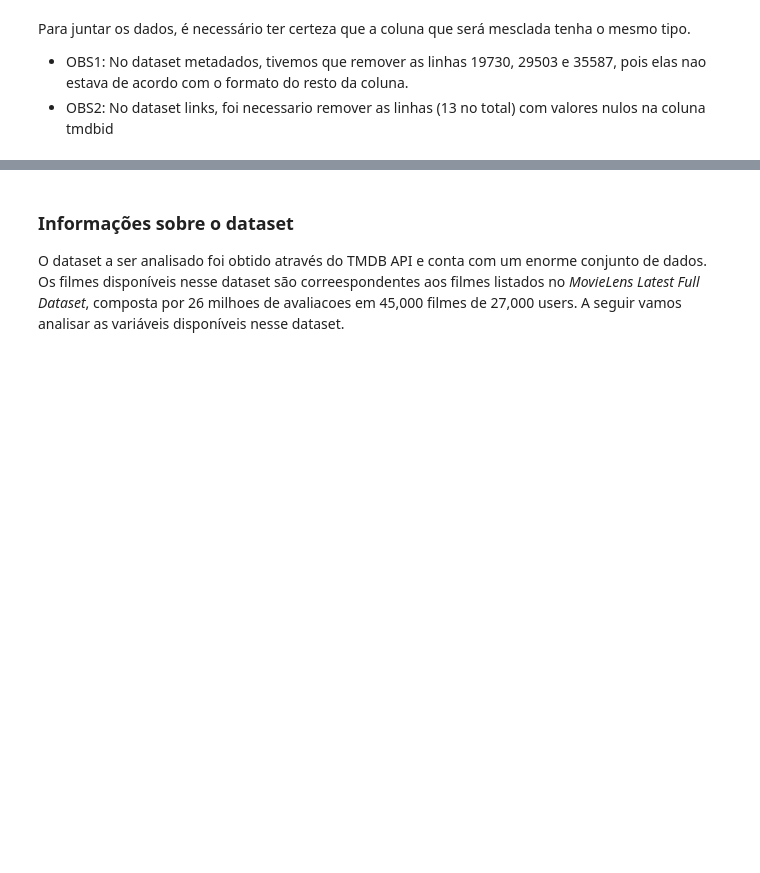
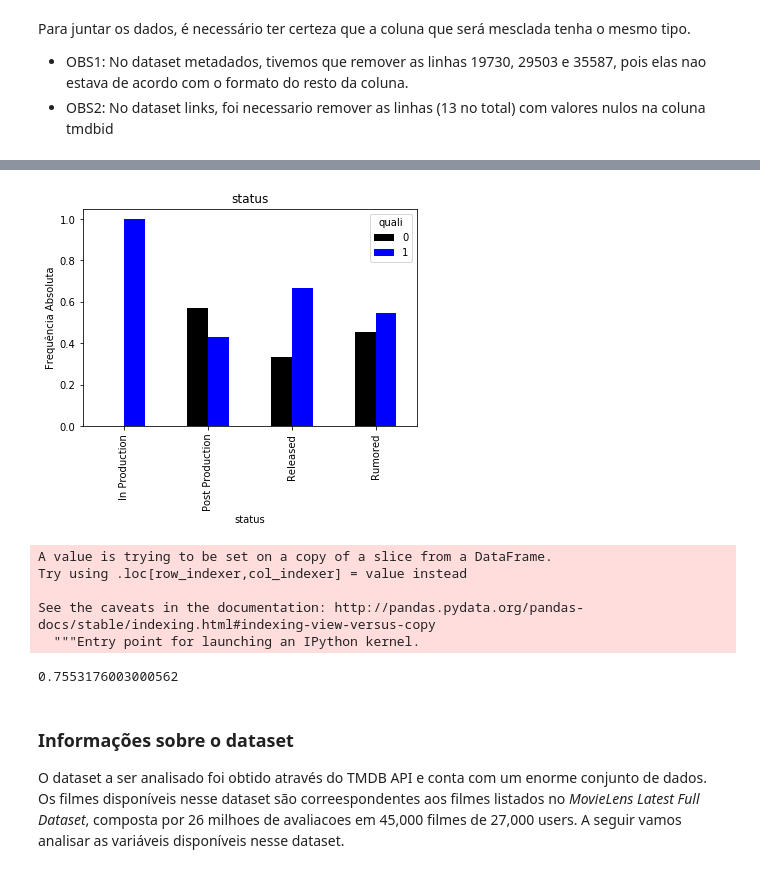
Before and after one commit to beatrizcf2/Classificador_Filmes, a Jupyter notebook: Recomendador_Filmes.ipynb, the cells around one changed output, grey strips where cells are left out. Cells and saved outputs as stored; diff of their text form; code cells hidden in the pictures; blank space fills up the shorter version.

```diff
--- a/Recomendador_Filmes.ipynb
+++ b/Recomendador_Filmes.ipynb
@@ -184,7 +184,7 @@ metadados['id'] = metadados['id'].astype('int')
 # %%
 #vamos utilizar apenas a coluna tmdb para linkar os outros dfs
 
-links = links[links['tmdbId'].notnull()]['tmdbId'].astype('int').to_frame()
+links = links[links['tmdbId'].notnull()]['tmdbId'].rename(columns={'tmdbId': 'id'}).astype('int')
 # %%
 keywords['id'] = keywords['id'].astype('int')
 #ratings['id'] = ratings['id'].astype('int')
@@ -198,0 +199,4 @@ links.head()
+# %%
+#Vai separar um pequeno conjunto de dados
+smd = metadados[metadados['id'].isin(links)]
+smd.head(33)
@@ -198,0 +223,5 @@ links.head()
+# %%
+smd['quali'] = 1
+filtra0 = smd.vote_average<6.015 # variavel vdd e falso
+smd.loc[filtra0,'quali'] = 0
+smd.head()
@@ -198,0 +258,32 @@ links.head()
+# %%
+# Função que plota todos os gráficos exploratórios
+def exploratoria (data, compara, categorias=[]):
+    d0=data[data[compara]==0]
+    d1=data[data[compara]==1]
+    cros={}
+    cros_norm={}
+    box={}
+    # Plotando para cada categoria
+    for c in categorias:
+        cros_norm[c] = pd.crosstab(data[c],data[compara],normalize='index')
+        cros_norm[c].plot(kind='bar', color=('black', 'b'))
+        plt.title(c)
+        plt.ylabel('Frequência Absoluta')
+        plt.show()
+
+# Chamando a função com os dados que possuímos
+exploratoria(smd,'quali',categorias = ['status'])
+# %% [output]
+[figure, added]
+# %%
+smd['budget'] = smd.budget.astype('int')
+# %% [output]
+A value is trying to be set on a copy of a slice from a DataFrame.
+Try using .loc[row_indexer,col_indexer] = value instead
+
+See the caveats in the documentation: http://pandas.pydata.org/pandas-docs/stable/indexing.html#indexing-view-versus-copy
+  """Entry point for launching an IPython kernel.
+# %%
+smd.budget.corr(smd.revenue)
+# %% [output]
+0.7553176003000562
```
Also changed, not shown: parts of 7 cells of this notebook.
